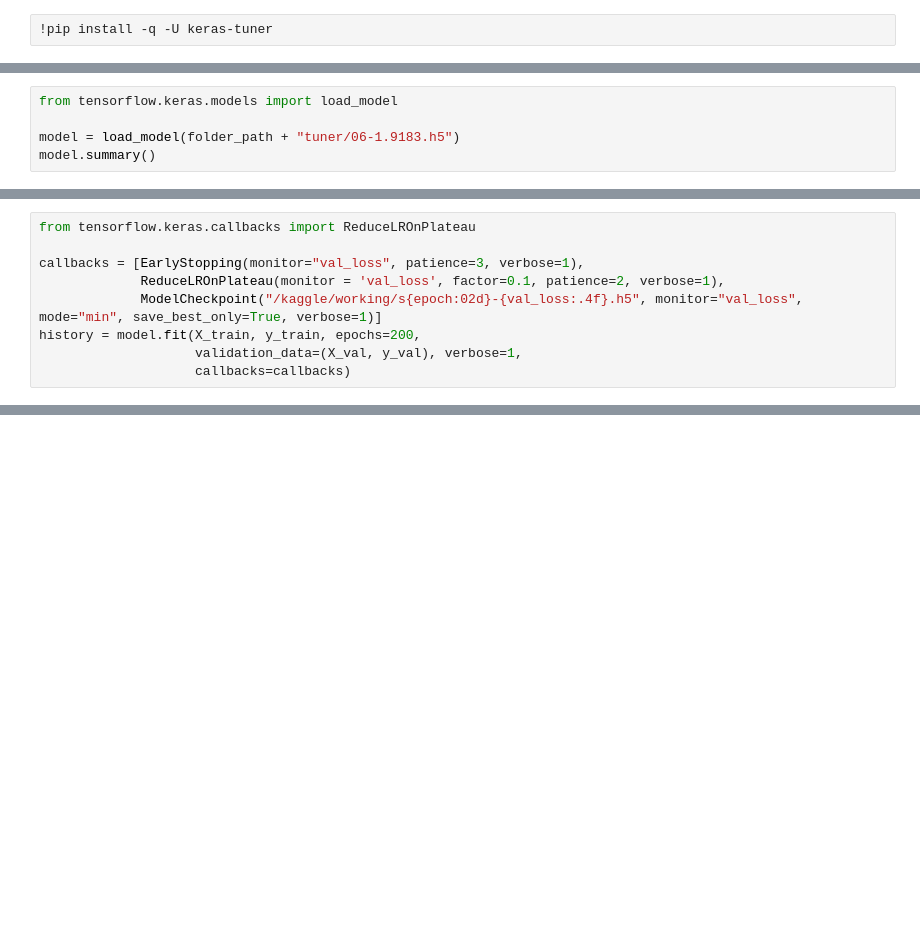
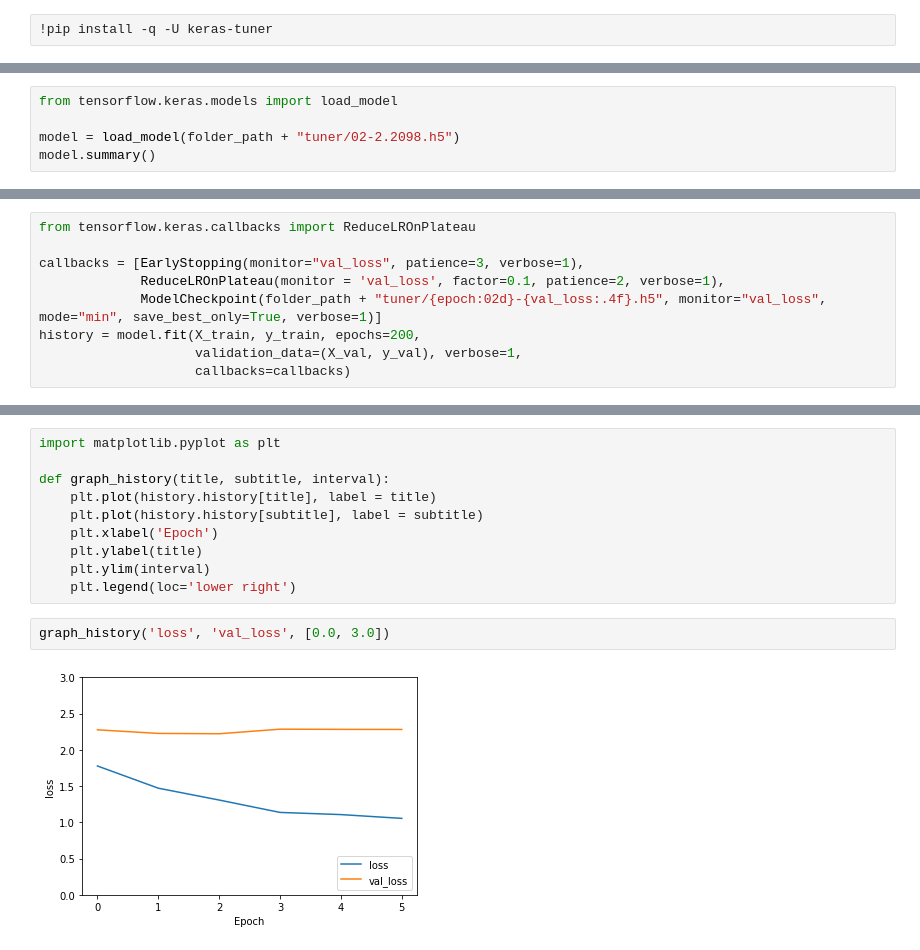
Before and after one commit to oktaviacitra/classification, a Jupyter notebook: VillainClassification.ipynb, the cells around one changed output, grey strips where cells are left out. Saved outputs shown, nothing was run; the diff lists cells and outputs as text; blank space fills up the shorter version.

Commit message:
create function to show the graph of history

```diff
--- a/VillainClassification.ipynb
+++ b/VillainClassification.ipynb
@@ -157,7 +165,7 @@ INFO:tensorflow:Oracle triggered exit
 # %%
 from tensorflow.keras.models import load_model
 
-model = load_model(folder_path + "tuner/06-1.9183.h5")
+model = load_model(folder_path + "tuner/02-2.2098.h5")
 model.summary()
 # %% [output]
 Model: "model"
@@ -182,7 +190,7 @@ from tensorflow.keras.callbacks import ReduceLROnPlateau
 
 callbacks = [EarlyStopping(monitor="val_loss", patience=3, verbose=1),
              ReduceLROnPlateau(monitor = 'val_loss', factor=0.1, patience=2, verbose=1),
-             ModelCheckpoint("/kaggle/working/s{epoch:02d}-{val_loss:.4f}.h5", monitor="val_loss", mode="min", save_best_only=True, verbose=1)]
+             ModelCheckpoint(folder_path + "tuner/{epoch:02d}-{val_loss:.4f}.h5", monitor="val_loss", mode="min", save_best_only=True, verbose=1)]
 history = model.fit(X_train, y_train, epochs=200,
                     validation_data=(X_val, y_val), verbose=1,
                     callbacks=callbacks)
@@ -204,0 +215,14 @@ Epoch 4: early stopping
+# %%
+import matplotlib.pyplot as plt
+
+def graph_history(title, subtitle, interval):
+    plt.plot(history.history[title], label = title)
+    plt.plot(history.history[subtitle], label = subtitle)
+    plt.xlabel('Epoch')
+    plt.ylabel(title)
+    plt.ylim(interval)
+    plt.legend(loc='lower right')
+# %%
+graph_history('loss', 'val_loss', [0.0, 3.0])
+# %% [output]
+[figure, added]
```
Also changed, not shown: parts of 8 cells of this notebook.
